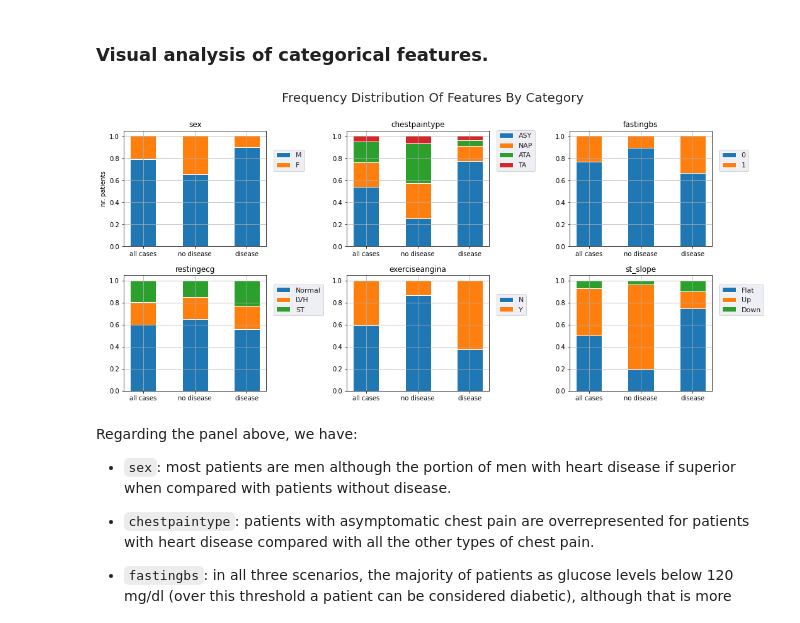
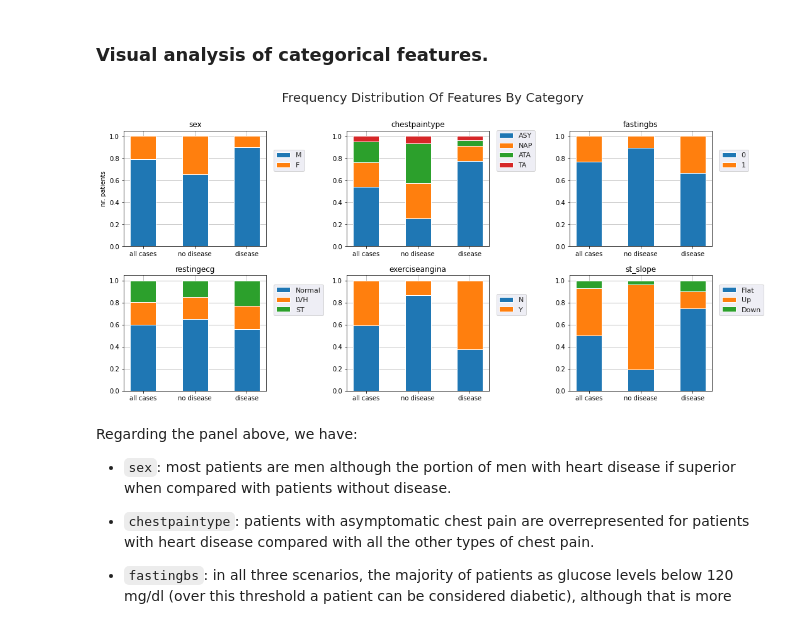
Before and after one commit to P-Roq/data_science_projects, a Jupyter notebook: p05 - Predicting Heart Disease By Means Of A K-Nearest Neighborhood Classifier /p05_predicting_heart_disease_by_means_of_a_k_nearest_neighborhood_classifier.ipynb, the cells around one changed output. Drawn from its saved outputs; the diff is of its cells as text; code cells hidden in the pictures.

```diff
--- a/p05 - Predicting Heart Disease By Means Of A K-Nearest Neighborhood Classifier /p05_predicting_heart_disease_by_means_of_a_k_nearest_neighborhood_classifier.ipynb
+++ b/p05 - Predicting Heart Disease By Means Of A K-Nearest Neighborhood Classifier /p05_predicting_heart_disease_by_means_of_a_k_nearest_neighborhood_classifier.ipynb
@@ -159,34 +159,35 @@ for i, feat in enumerate(feats_cat):
             ax_.set_ylabel('nr. patients')
     else:
         ax_ = ax[1, i-3]
 
     all_cases = heart_2[feat].value_counts(normalize=True)
     no_disease = heart_2.query('heartdisease  == 0')[feat].value_counts(normalize=True)
     disease = heart_2.query('heartdisease == 1')[feat].value_counts(normalize=True)
 
     df = pd.concat([all_cases, no_disease, disease], axis=1)
     df.columns = ["all cases", "no disease", "disease"]
     df = df.transpose()
 
     bottom_ = None
     for col in df.columns:
 
         if bottom_ is None:
             ax_.bar(x=list(df.index), height=df[col], width=width_)
             bottom_ = df[col]
 
         else:
             ax_.bar(x=list(df.index), height=df[col], width=width_, bottom=bottom_)
             bottom_ += df[col]
 
     ax_.set_title(feat)
     ax_.legend(df.columns, loc=(1.05, 0.65))
     ax_.grid()
+    ax_.set_axisbelow(True)
 
 plt.tight_layout()
 plt.show()
 # %% [output]
-[figure, old version]
+[figure, new version]
 # %% [markdown]
 Regarding the panel above, we have:
  - `sex`: most patients are men although the portion of men with heart disease if superior when compared with patients without disease.
```
